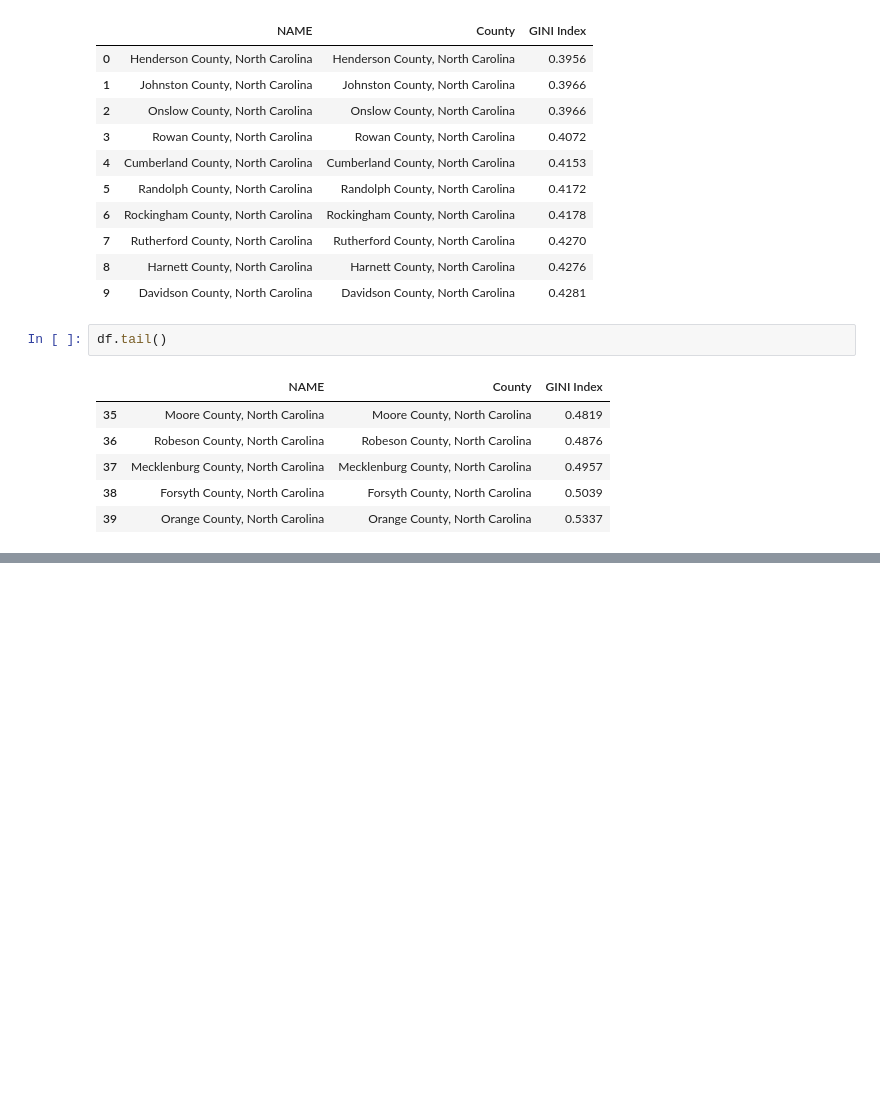
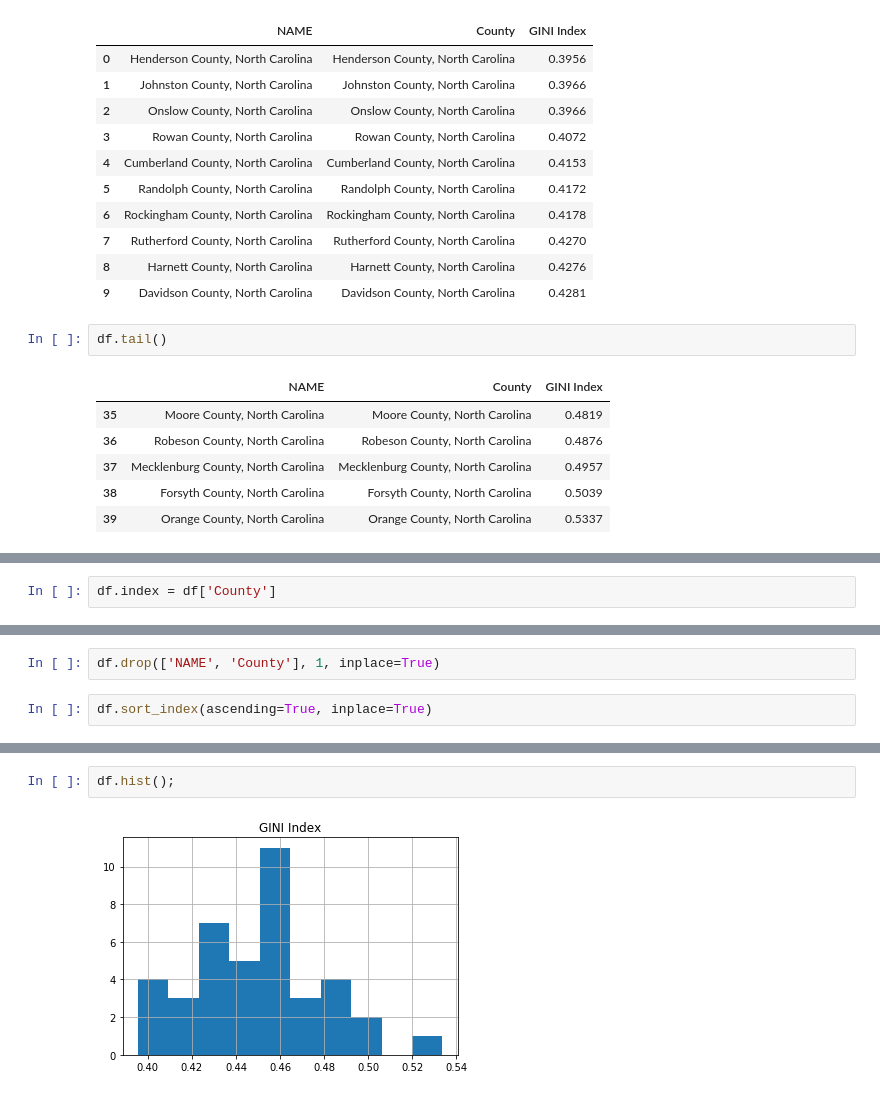
Before and after one commit to lotusflyer/north_carolina_gini_data, a Jupyter notebook: initial_exploration.ipynb, the cells around one changed output, grey strips where cells are left out. Saved outputs shown, nothing was run; the diff lists cells and outputs as text; blank space fills up the shorter version.

Commit message:
added bar chart

```diff
--- a/initial_exploration.ipynb
+++ b/initial_exploration.ipynb
@@ -27,0 +31,2 @@ df.tail()
+# %%
+df.index = df['County']
@@ -27,0 +37,4 @@ df.tail()
+# %%
+df.drop(['NAME', 'County'], 1, inplace=True)
+# %%
+df.sort_index(ascending=True, inplace=True)
@@ -32,0 +60,4 @@ mean of country GINI scores is 0.45045
+# %%
+df.hist();
+# %% [output]
+[figure, added]
```
Also changed, not shown: parts of 8 cells of this notebook.
